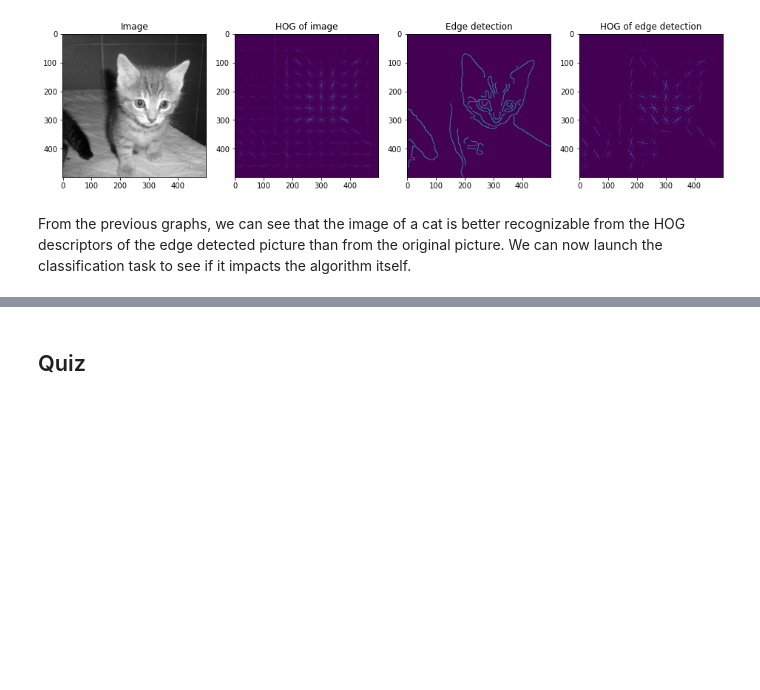
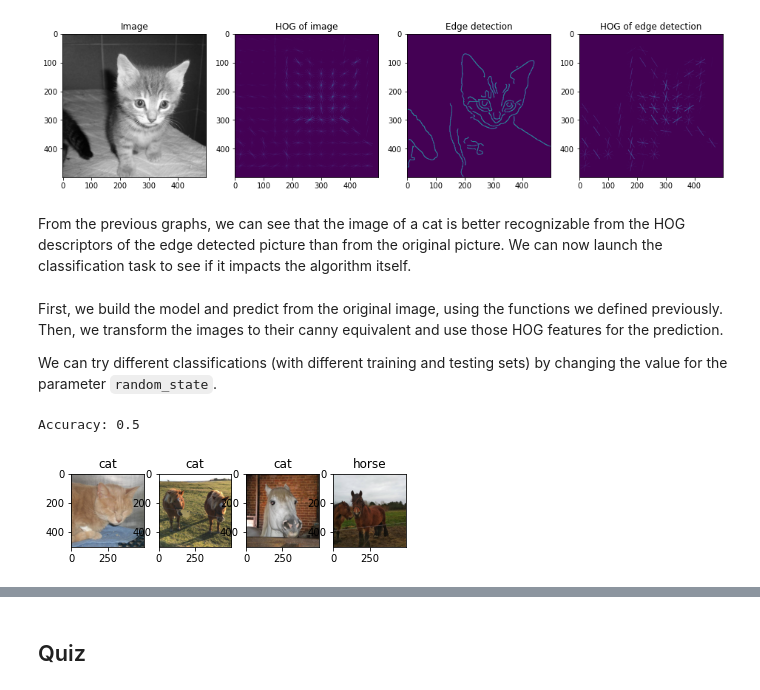
Before and after one commit to annalaine/quaxp, a Jupyter notebook: 2-2-2-edge.ipynb, the cells around one changed output, grey strips where cells are left out. Drawn from its saved outputs; the diff is of its cells as text; code cells hidden in the pictures; blank space fills up the shorter version.

```diff
--- a/2-2-2-edge.ipynb
+++ b/2-2-2-edge.ipynb
@@ -128,14 +132,32 @@ plt.show()
 [figure]
 # %% [markdown]
 From the previous graphs, we can see that the image of a cat is better recognizable from the HOG descriptors of the edge detected picture than from the original picture. We can now launch the classification task to see if it impacts the algorithm itself.
+# %% [markdown]
+First, we build the model and predict from the original image, using the functions we defined previously. Then, we transform the images to their canny equivalent and use those HOG features for the prediction.
+
+We can try different classifications (with different training and testing sets) by changing the value for the parameter ``random_state``.
 # %%
+# Run on classic images
+
 %run 2-functions.ipynb
 
 import pandas as pd
 from sklearn.metrics import accuracy_score
 
+# Read dataset
 images = read_images('./2-images.csv')
 
+# Create HOG features
 images = images.assign(hog_features = create_hog(images['image']))
-#x = ['hog_features', 'image']
-#y = ['label']
+
+# Build the model and return predictions
+pred, y_test, test = classify_images(images, random_state = 3)
+
+# Compute and print the accuracy
+print('Accuracy: ' + str(accuracy_score(pred, y_test)))
+
+# Print the test images and the predictions
+print_results(pred, test)
+# %% [output]
+Accuracy: 0.5
+[figure, added]
```
Also changed, not shown: parts of 8 cells of this notebook.
